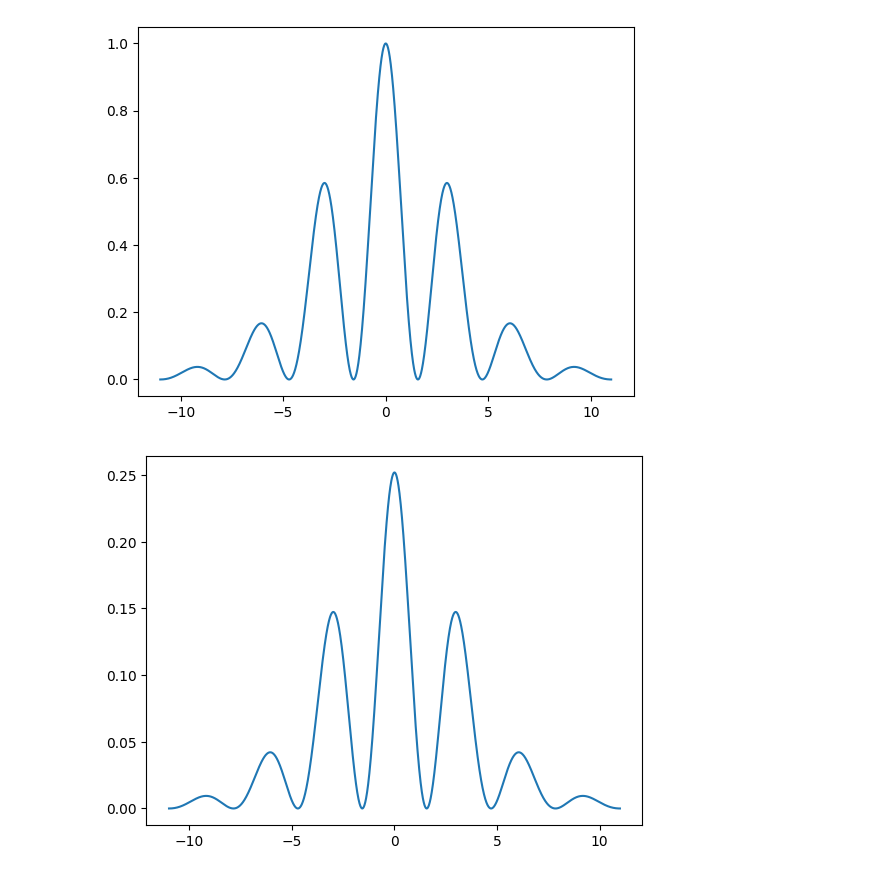
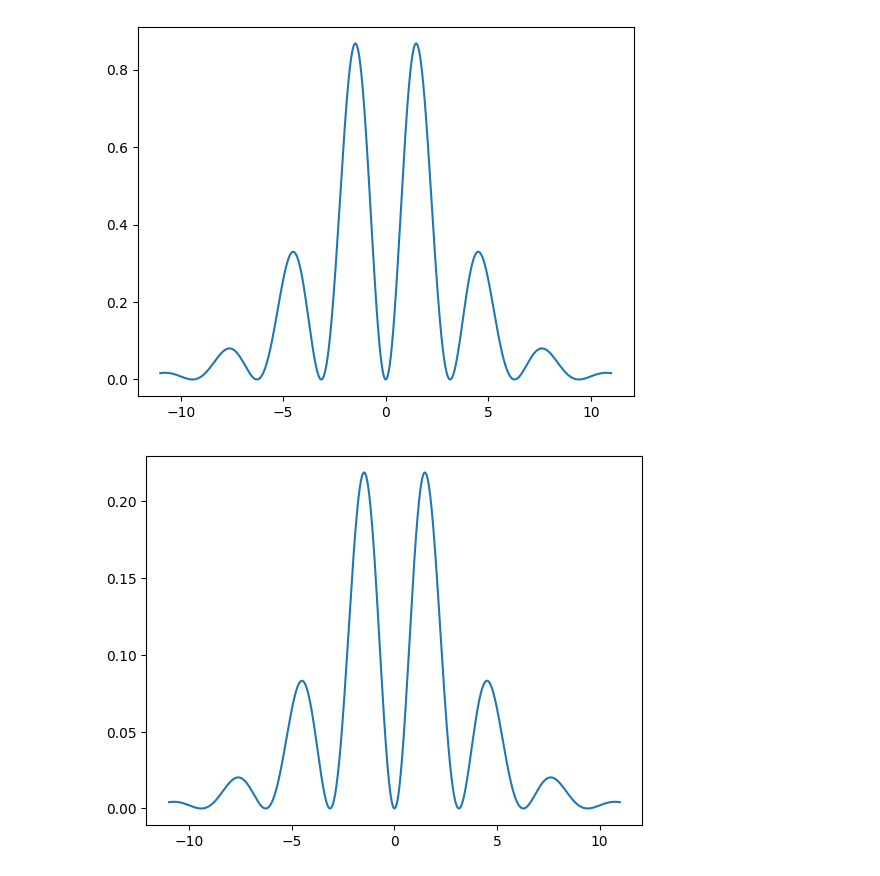
Before and after one commit to alexMcGarity/computational-physics, a Jupyter notebook: Group Project One/Box-Muller-Metropolis.ipynb, the cells around one changed output. Drawn from its saved outputs; the diff is of its cells as text; code cells hidden in the pictures.

```diff
--- a/Group Project One/Box-Muller-Metropolis.ipynb
+++ b/Group Project One/Box-Muller-Metropolis.ipynb
@@ -52,20 +52,20 @@ uniform(0,1,10000)
 # %%
 #create an arbitrary function shape for later use with multple peaks and valleys and normalize it
 xmin = -7*math.pi/2
 xmax = 7*math.pi/2
 x = numpy.arange(xmin,xmax,0.01)
-y = numpy.cos(x)**2/numpy.cosh(x/4)**2
+y = numpy.sin(x)**2/numpy.cosh(x/4)**2
 plt.plot(x,y)
 plt.show()
 
 #normalize the function shape
 norm = numpy.trapz(y,x)
-y = y/norm
-plt.plot(x,y)
+
+plt.plot(x,y/norm)
 plt.show()
 # %% [output]
-[figure, old version]
+[figure, new version]
-[figure, old version]
+[figure, new version]
 # %%
 #function to create the next Metropolis value
 def Metropolis(x):
```
Also changed, not shown: parts of 3 cells of this notebook.
